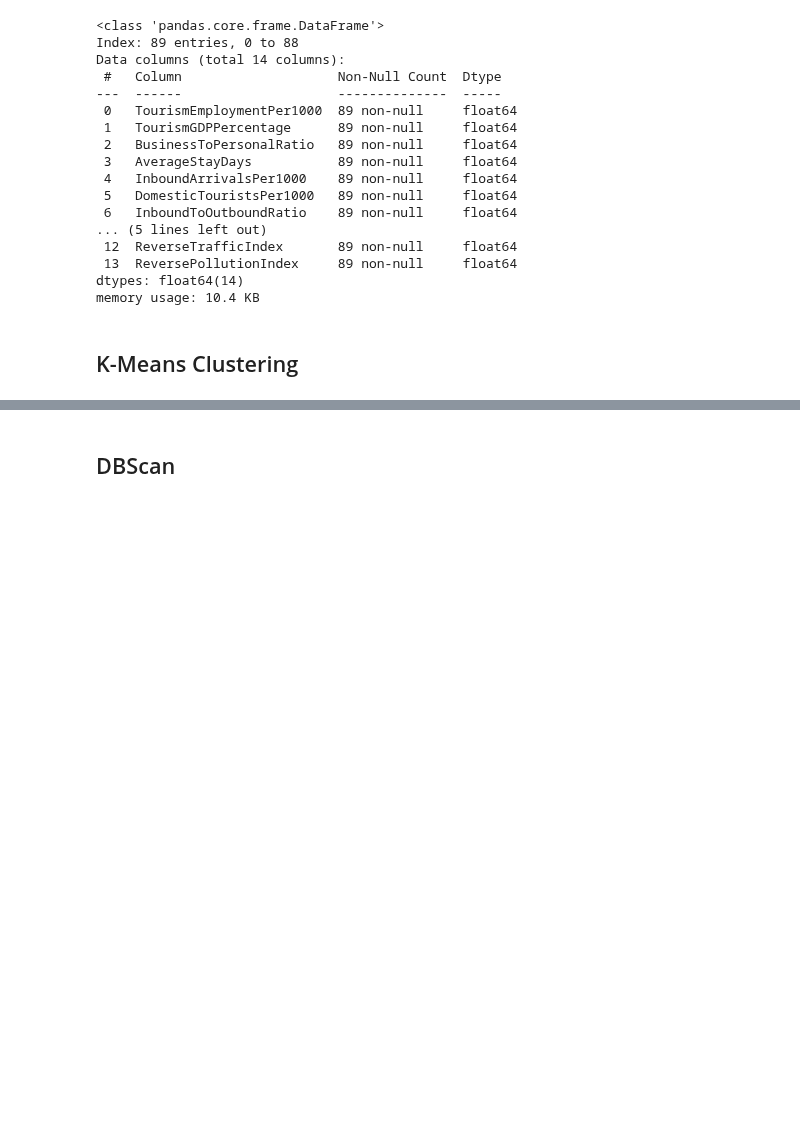
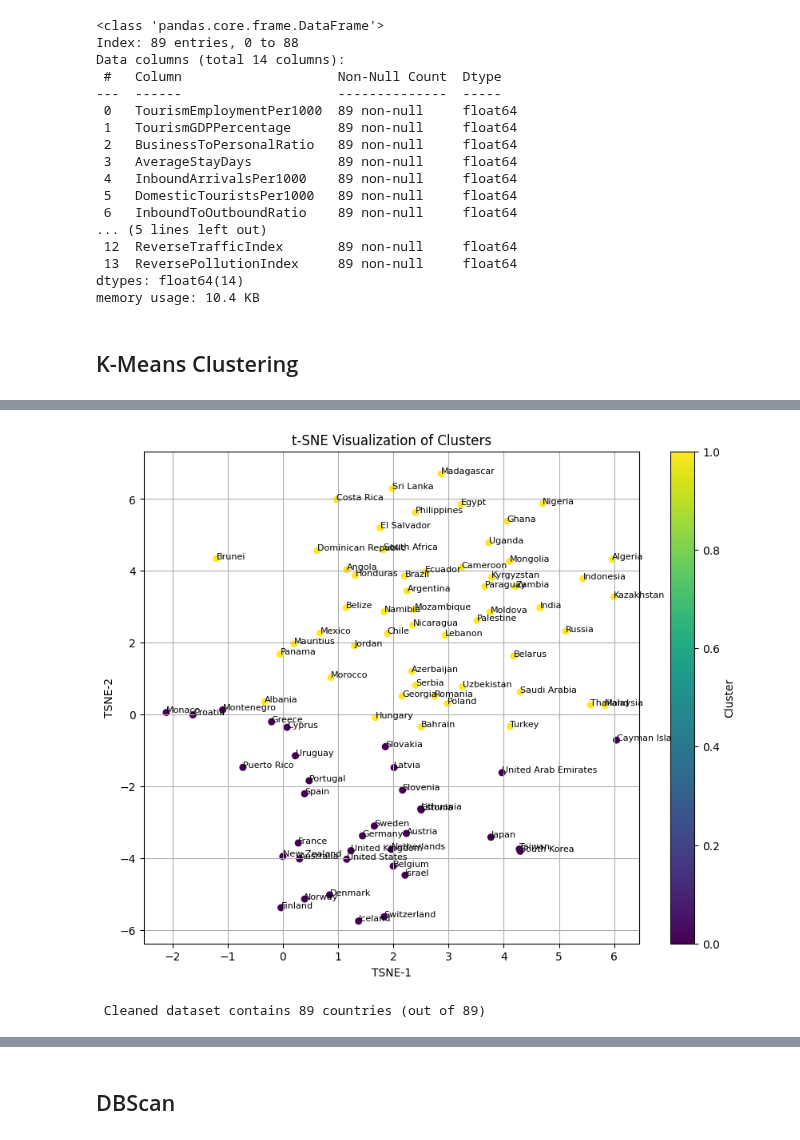
Before and after one commit to IuliaBunescu/tourism_clustering_project, a Jupyter notebook: Clustering/clustering.ipynb, the cells around one changed output, grey strips where cells are left out. Saved outputs shown, nothing was run; the diff lists cells and outputs as text; code cells hidden in the pictures; blank space fills up the shorter version.

```diff
--- a/Clustering/clustering.ipynb
+++ b/Clustering/clustering.ipynb
@@ -61,0 +113,11 @@ memory usage: 10.4 KB
+# %%
+
+utils.applyTSNE(numerical_features_df, cluster_labels, df)
+
+
+# Create cleaned dataset
+outlier_df_k_means = df[cluster_labels != -1].copy()
+print(f"\n Cleaned dataset contains {len(outlier_df_k_means)} countries (out of {len(df)})")
+# %% [output]
+[figure, added]
+ Cleaned dataset contains 89 countries (out of 89)
```
Also changed, not shown: parts of 4 cells of this notebook, 2 other files.
